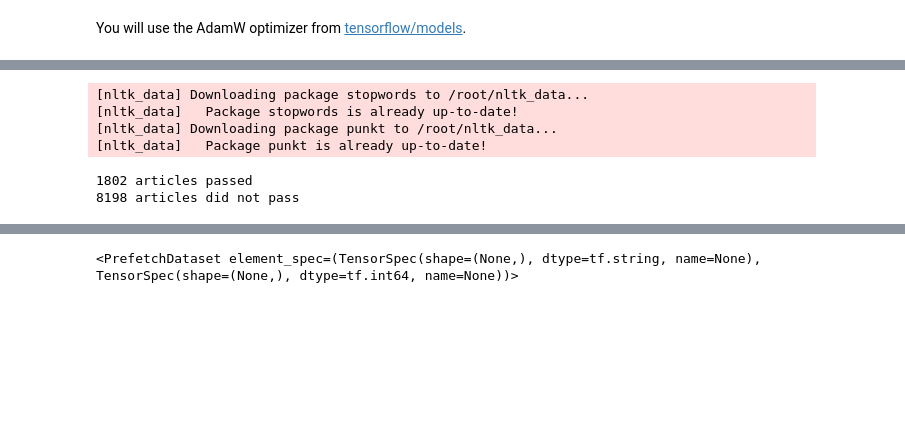
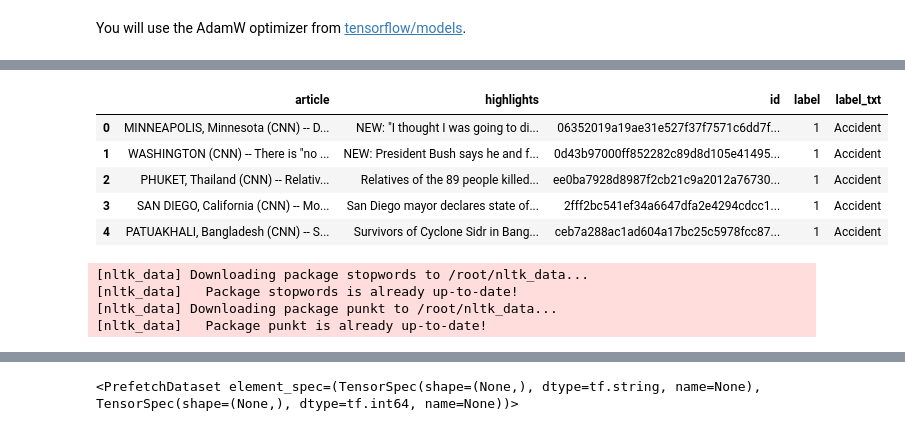
Before and after one commit to ThomasMeeusen/Tweedejaars-Project-TNO, a Jupyter notebook: BERT.ipynb, the cells around one changed output, grey strips where cells are left out. Saved outputs shown, nothing was run; the diff lists cells and outputs as text; code cells hidden in the pictures; blank space fills up the shorter version.

```diff
--- a/BERT.ipynb
+++ b/BERT.ipynb
@@ -73,3 +64,20 @@ news_data.head()
+# %%
+raw_data = pd.read_csv('0-10000-labeled.csv', dtype = {'label': int})
+tmp1 = raw_data.loc[raw_data['label'] == 1]
+tmp2 = raw_data.loc[raw_data['label'] == 0].sample(n=len(tmp1))
+# merge them together to get 50/50 dataset
+frames = [tmp1, tmp2]
+news_data = pd.concat(frames, ignore_index=True)
+news_data.loc[news_data['label'] == 0, 'label_txt'] = 'Not accident'
+news_data.loc[news_data['label'] == 1, 'label_txt'] = 'Accident'
+news_data.head()
+# %% [output]
+|  | article | highlights | id | label | label_txt |
+| 0 | MINNEAPOLIS, Minnesota (CNN) -- D... | NEW: "I thought I was going to di... | 06352019a19ae31e527f37f7571c6dd7f... | 1 | Accident |
+| 1 | WASHINGTON (CNN) -- There is "no ... | NEW: President Bush says he and f... | 0d43b97000ff852282c89d8d105e41495... | 1 | Accident |
+| 2 | PHUKET, Thailand (CNN) -- Relativ... | Relatives of the 89 people killed... | ee0ba7928d8987f2cb21c9a2012a76730... | 1 | Accident |
+| 3 | SAN DIEGO, California (CNN) -- Mo... | San Diego mayor declares state of... | 2fff2bc541ef34a6647dfa2e4294cdcc1... | 1 | Accident |
+| 4 | PATUAKHALI, Bangladesh (CNN) -- S... | Survivors of Cyclone Sidr in Bang... | ceb7a288ac1ad604a17bc25c5978fcc87... | 1 | Accident |
 # %%
 news_features = np.array(news_data['article'])
 news_labels = np.array(news_data['label'])
@@ -85,7 +93,7 @@ preprocessor = huggingface_stats.Preprocessor(stemmer=EnglishStemmer(),
                                               re_pattern=re.compile("[a-zA-Z]"))
 
 # pas deze if-statement aan om keyword filteren aan of uit te zetten
-filter_by_keywords = True
+filter_by_keywords = False
 if filter_by_keywords:
     positive_keywords = ['accident','disaster','catastrophe','incident','near-miss', 'tragedy', 'victim',
                          'casualties','died','killed','damage','harm','hospital','hospitalized',
@@ -108,8 +116,6 @@ if filter_by_keywords:
 [nltk_data]   Package stopwords is already up-to-date!
 [nltk_data] Downloading package punkt to /root/nltk_data...
 [nltk_data]   Package punkt is already up-to-date!
-1802 articles passed
-8198 articles did not pass
 # %%
 len(news_labels)
 # %% [output]
```
Also changed, not shown: parts of 22 cells of this notebook.
